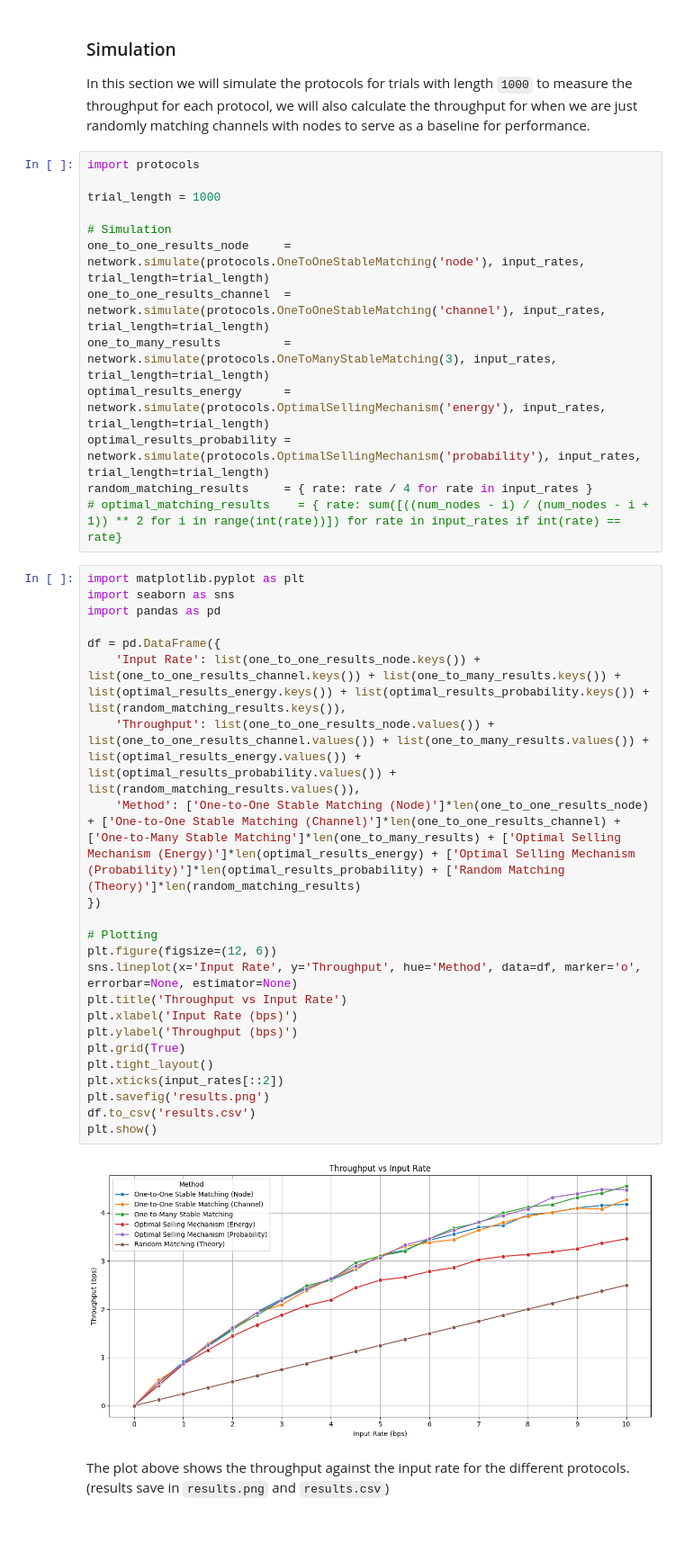
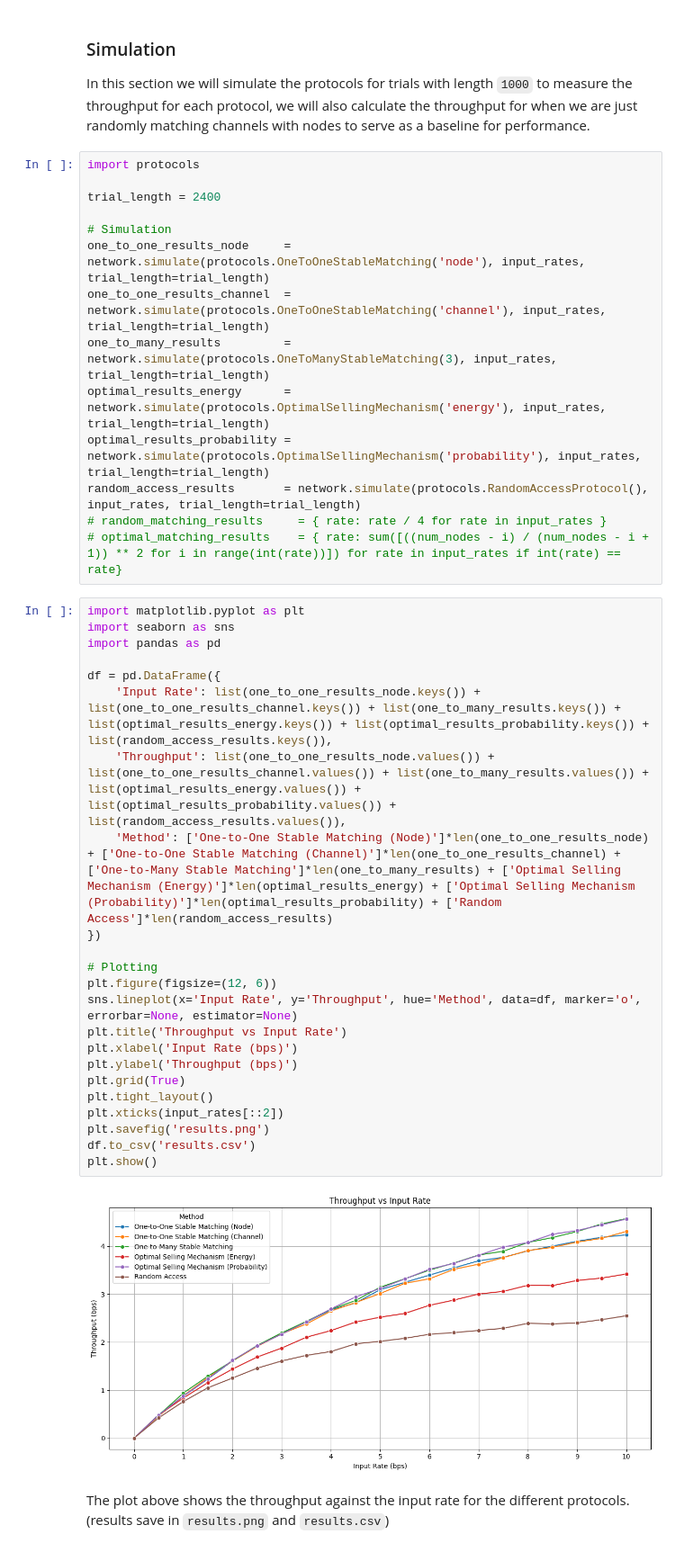
Before and after one commit to Theborna/Game-Theory-Course-Project, a Jupyter notebook: Project.ipynb, the cells around one changed output. Shown at 90% size. Saved outputs shown, nothing was run; the diff lists cells and outputs as text.

```diff
--- a/Project.ipynb
+++ b/Project.ipynb
@@ -104,7 +103,7 @@ In this section we will simulate the protocols for trials with length `1000` to
 # %%
 import protocols
 
-trial_length = 1000
+trial_length = 2400
 
 # Simulation
 one_to_one_results_node     = network.simulate(protocols.OneToOneStableMatching('node'), input_rates, trial_length=trial_length)
@@ -112,33 +111,34 @@ one_to_one_results_channel  = network.simulate(protocols.OneToOneStableMatching(
 one_to_many_results         = network.simulate(protocols.OneToManyStableMatching(3), input_rates, trial_length=trial_length)
 optimal_results_energy      = network.simulate(protocols.OptimalSellingMechanism('energy'), input_rates, trial_length=trial_length)
 optimal_results_probability = network.simulate(protocols.OptimalSellingMechanism('probability'), input_rates, trial_length=trial_length)
-random_matching_results     = { rate: rate / 4 for rate in input_rates }
+random_access_results       = network.simulate(protocols.RandomAccessProtocol(), input_rates, trial_length=trial_length)
+# random_matching_results     = { rate: rate / 4 for rate in input_rates }
 # optimal_matching_results    = { rate: sum([((num_nodes - i) / (num_nodes - i + 1)) ** 2 for i in range(int(rate))]) for rate in input_rates if int(rate) == rate}
 # %%
 import matplotlib.pyplot as plt
 import seaborn as sns
 import pandas as pd
 
 df = pd.DataFrame({
-    'Input Rate': list(one_to_one_results_node.keys()) + list(one_to_one_results_channel.keys()) + list(one_to_many_results.keys()) + list(optimal_results_energy.keys()) + list(optimal_results_probability.keys()) + list(random_matching_results.keys()),
-    'Throughput': list(one_to_one_results_node.values()) + list(one_to_one_results_channel.values()) + list(one_to_many_results.values()) + list(optimal_results_energy.values()) + list(optimal_results_probability.values()) + list(random_matching_results.values()),
-    'Method': ['One-to-One Stable Matching (Node)']*len(one_to_one_results_node) + ['One-to-One Stable Matching (Channel)']*len(one_to_one_results_channel) + ['One-to-Many Stable Matching']*len(one_to_many_results) + ['Optimal Selling Mechanism (Energy)']*len(optimal_results_energy) + ['Optimal Selling Mechanism (Probability)']*len(optimal_results_probability) + ['Random Matching (Theory)']*len(random_matching_results)
+    'Input Rate': list(one_to_one_results_node.keys()) + list(one_to_one_results_channel.keys()) + list(one_to_many_results.keys()) + list(optimal_results_energy.keys()) + list(optimal_results_probability.keys()) + list(random_access_results.keys()),
+    'Throughput': list(one_to_one_results_node.values()) + list(one_to_one_results_channel.values()) + list(one_to_many_results.values()) + list(optimal_results_energy.values()) + list(optimal_results_probability.values()) + list(random_access_results.values()),
+    'Method': ['One-to-One Stable Matching (Node)']*len(one_to_one_results_node) + ['One-to-One Stable Matching (Channel)']*len(one_to_one_results_channel) + ['One-to-Many Stable Matching']*len(one_to_many_results) + ['Optimal Selling Mechanism (Energy)']*len(optimal_results_energy) + ['Optimal Selling Mechanism (Probability)']*len(optimal_results_probability) + ['Random Access']*len(random_access_results)
 })
 
 # Plotting
 plt.figure(figsize=(12, 6))
 sns.lineplot(x='Input Rate', y='Throughput', hue='Method', data=df, marker='o', errorbar=None, estimator=None)
 plt.title('Throughput vs Input Rate')
 plt.xlabel('Input Rate (bps)')
 plt.ylabel('Throughput (bps)')
 plt.grid(True)
 plt.tight_layout()
 plt.xticks(input_rates[::2])
 plt.savefig('results.png')
 df.to_csv('results.csv')
 plt.show()
 # %% [output]
-[figure, old version]
+[figure, new version]
 # %% [markdown]
 The plot above shows the throughput against the input rate for the different protocols.(results save in `results.png` and `results.csv`)
 # %% [markdown]
```
Also changed, not shown: parts of 3 cells of this notebook, 7 other files.
